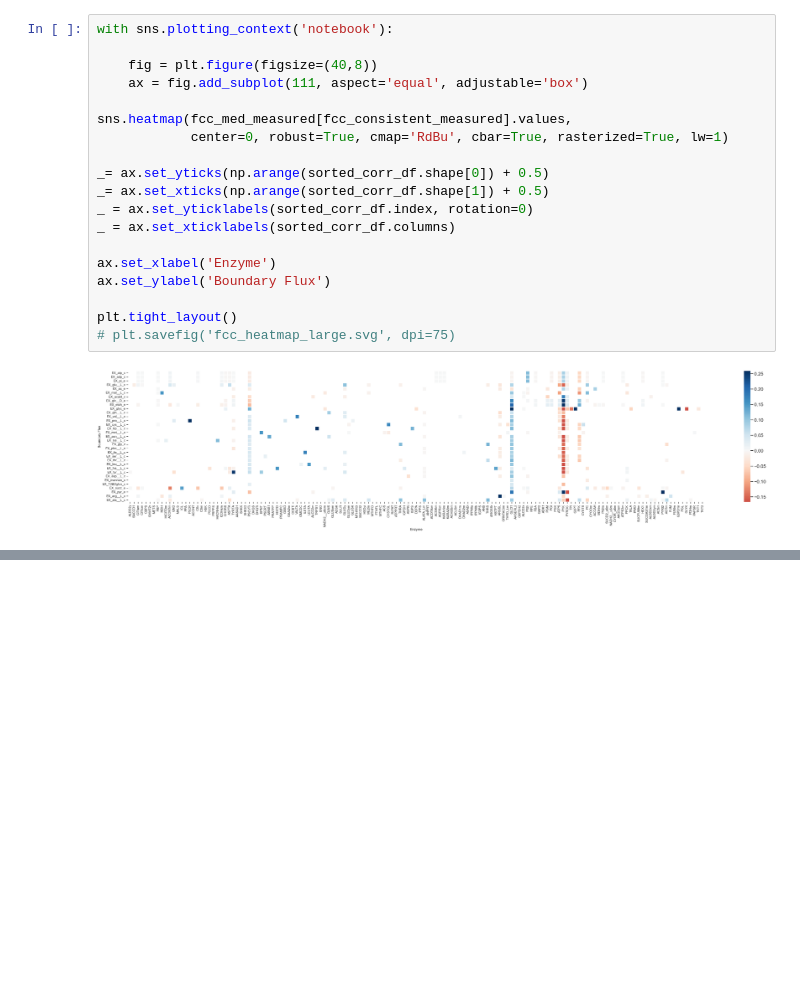
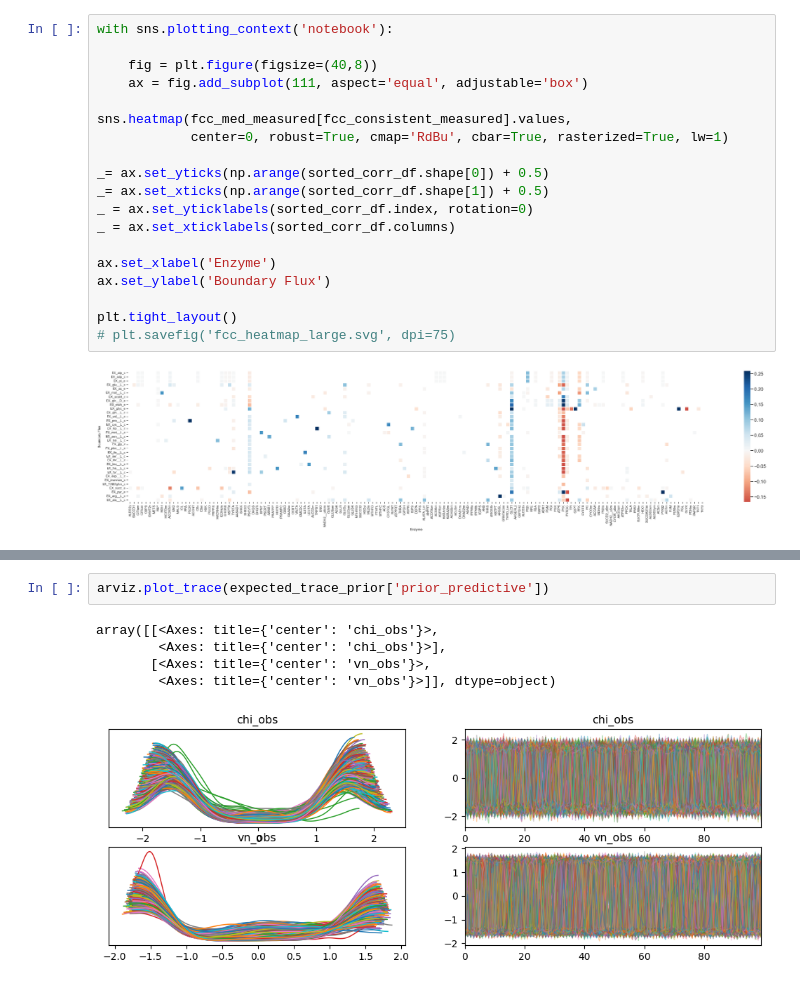
Before and after one commit to pnnl-predictive-phenomics/emll, a Jupyter notebook: notebooks/hackett.ipynb, the cells around one changed output, grey strips where cells are left out. Saved outputs shown, nothing was run; the diff lists cells and outputs as text; blank space fills up the shorter version.

```diff
--- a/notebooks/hackett.ipynb
+++ b/notebooks/hackett.ipynb
@@ -407,0 +442,8 @@ plt.tight_layout()
+# %%
+arviz.plot_trace(expected_trace_prior['prior_predictive'])
+# %% [output]
+array([[<Axes: title={'center': 'chi_obs'}>,
+        <Axes: title={'center': 'chi_obs'}>],
+       [<Axes: title={'center': 'vn_obs'}>,
+        <Axes: title={'center': 'vn_obs'}>]], dtype=object)
+[figure, added]
```
Also changed, not shown: parts of 11 cells of this notebook, 6 other files.
